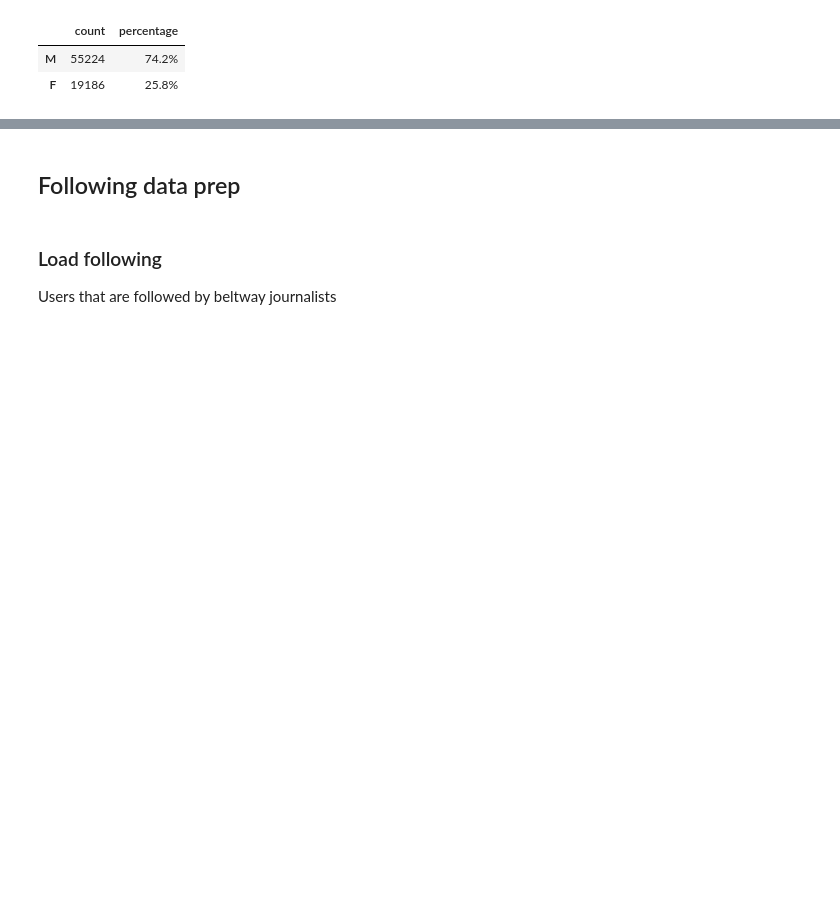
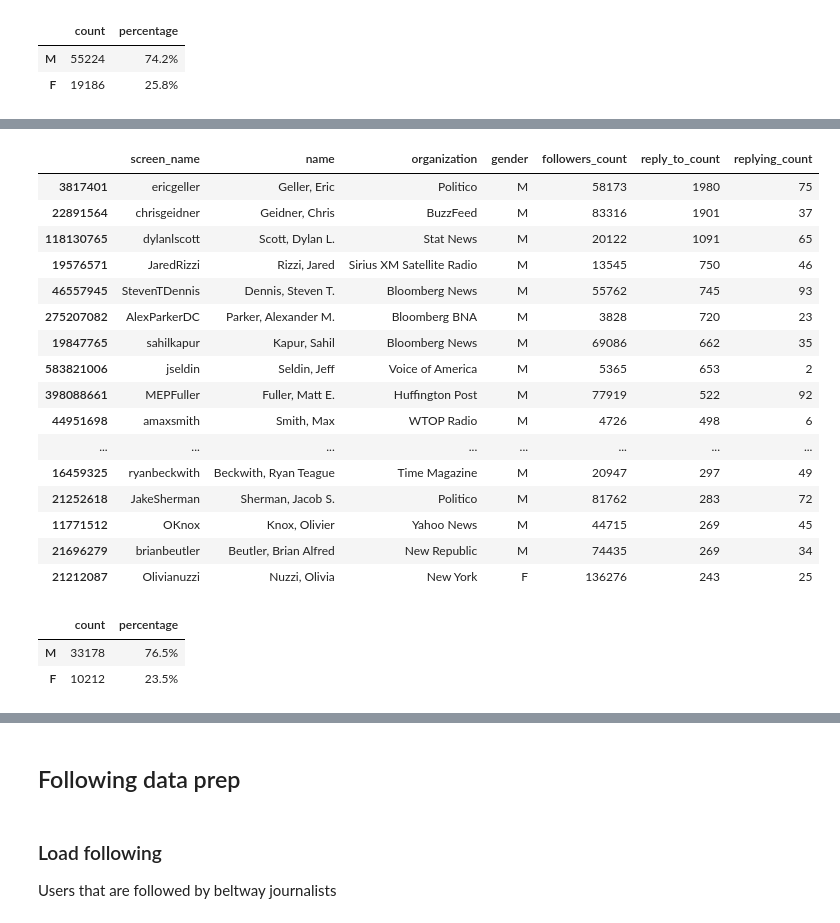
Before and after one commit to justinlittman/beltway_reporters, a Jupyter notebook: jupyter/Gender dynamics.ipynb, the cells around one changed output, grey strips where cells are left out. Cells and saved outputs as stored; diff of their text form; code cells hidden in the pictures; blank space fills up the shorter version.

Commit message:
Added replies to gender dynamics.

```diff
--- a/jupyter/Gender dynamics.ipynb
+++ b/jupyter/Gender dynamics.ipynb
@@ -993,0 +1058,3 @@ journalist_retweet_gender_summary(journalists_retweet_df[journalists_retweet_df.
+# %%
+reply_df = base_reply_df.join(user_summary_df['gender'], on='user_id')
+reply_df.count()
@@ -993,0 +1078,21 @@ journalist_retweet_gender_summary(journalists_retweet_df[journalists_retweet_df.
+# %%
+# Gender of beltway journalists replied to by beltway journalists
+def journalist_reply_gender_summary(reply_df):
+    return pd.DataFrame({'count':reply_df.reply_to_gender.value_counts(),
+                  'percentage': reply_df.reply_to_gender.value_counts(normalize=True).mul(100).round(1).astype(str) + '%'})
+
+# Reply to beltway journalists by beltway journalists
+def journalist_reply_summary(mention_df):
+    # Reply to count
+    reply_count_df = pd.DataFrame(reply_df.reply_to_user_id.value_counts().rename('reply_to_count'))
+
+    # Replying to users. That is, the number of unique users replying to each user.
+    reply_to_user_id_per_user_df = mention_df[['reply_to_user_id', 'user_id']].drop_duplicates()
+    replying_to_user_count_df = pd.DataFrame(reply_to_user_id_per_user_df.groupby('reply_to_user_id').size(), columns=['replying_count'])
+    replying_to_user_count_df.index.name = 'user_id'
+
+    # Join with user summary
+    return user_summary_df.join([reply_count_df, replying_to_user_count_df], how="inner").sort_values(['reply_to_count', 'replying_count'], ascending=False)
+
+# Fields for displaying journalist mention summaries
+journalist_reply_summary_fields = ['screen_name', 'name', 'organization', 'gender', 'followers_count', 'reply_to_count', 'replying_count']
@@ -993,0 +1148,4 @@ journalist_retweet_gender_summary(journalists_retweet_df[journalists_retweet_df.
+# %%
+journalists_reply_df = reply_df.join(user_summary_df['gender'], how='inner', on='reply_to_user_id', rsuffix='_reply')
+journalists_reply_df.rename(columns = {'gender_reply': 'reply_to_gender'}, inplace=True)
+journalists_reply_df.count()
@@ -993,0 +1171,28 @@ journalist_retweet_gender_summary(journalists_retweet_df[journalists_retweet_df.
+# %%
+journalists_reply_summary_df = journalist_reply_summary(journalists_reply_df)
+journalists_reply_summary_df.to_csv('output/journalists_replied_to_by_journalists.csv')
+journalists_reply_summary_df[journalist_reply_summary_fields].head(25)
+# %% [output]
+|  | screen_name | name | organization | gender | followers_count | reply_to_count | replying_count |
+| 3817401 | ericgeller | Geller, Eric | Politico | M | 58173 | 1980 | 75 |
+| 22891564 | chrisgeidner | Geidner, Chris | BuzzFeed | M | 83316 | 1901 | 37 |
+| 118130765 | dylanlscott | Scott, Dylan L. | Stat News | M | 20122 | 1091 | 65 |
+| 19576571 | JaredRizzi | Rizzi, Jared | Sirius XM Satellite Radio | M | 13545 | 750 | 46 |
+| 46557945 | StevenTDennis | Dennis, Steven T. | Bloomberg News | M | 55762 | 745 | 93 |
+| 275207082 | AlexParkerDC | Parker, Alexander M. | Bloomberg BNA | M | 3828 | 720 | 23 |
+| 19847765 | sahilkapur | Kapur, Sahil | Bloomberg News | M | 69086 | 662 | 35 |
+| 583821006 | jseldin | Seldin, Jeff | Voice of America | M | 5365 | 653 | 2 |
+| 398088661 | MEPFuller | Fuller, Matt E. | Huffington Post | M | 77919 | 522 | 92 |
+| 44951698 | amaxsmith | Smith, Max | WTOP Radio | M | 4726 | 498 | 6 |
+| ... | ... | ... | ... | ... | ... | ... | ... |
+| 16459325 | ryanbeckwith | Beckwith, Ryan Teague | Time Magazine | M | 20947 | 297 | 49 |
+| 21252618 | JakeSherman | Sherman, Jacob S. | Politico | M | 81762 | 283 | 72 |
+| 11771512 | OKnox | Knox, Olivier | Yahoo News | M | 44715 | 269 | 45 |
+| 21696279 | brianbeutler | Beutler, Brian Alfred | New Republic | M | 74435 | 269 | 34 |
+| 21212087 | Olivianuzzi | Nuzzi, Olivia | New York | F | 136276 | 243 | 25 |
+# %%
+journalist_reply_gender_summary(journalists_reply_df)
+# %% [output]
+|  | count | percentage |
+| M | 33178 | 76.5% |
+| F | 10212 | 23.5% |
```
Also changed, not shown: parts of 28 cells of this notebook, 14 other files.
